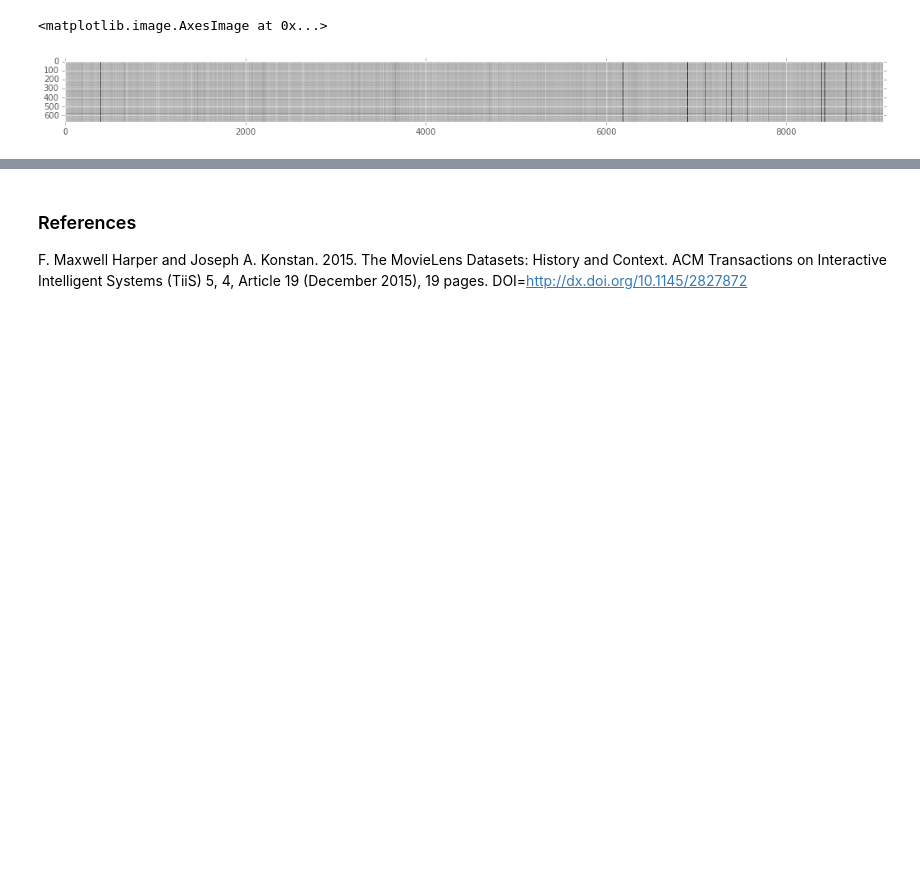
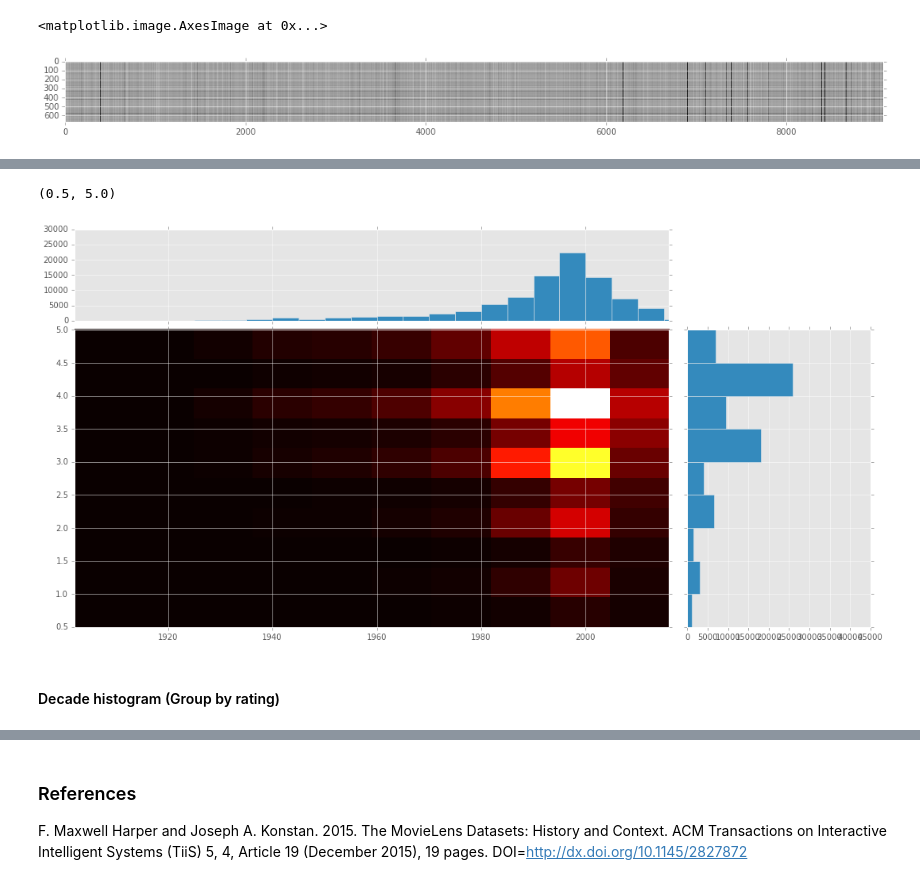
Before and after one commit to cheyuanl/MovieRecom, a Jupyter notebook: notebook/MovieRecom_MidReport.ipynb, the cells around one changed output, grey strips where cells are left out. Saved outputs shown, nothing was run; the diff lists cells and outputs as text; code cells hidden in the pictures; blank space fills up the shorter version.

```diff
--- a/notebook/MovieRecom_MidReport.ipynb
+++ b/notebook/MovieRecom_MidReport.ipynb
@@ -323,0 +384,56 @@ plt.imshow(np.log(U_lr.dot(V_lr.T)), cmap=plt.cm.gray, interpolation="nearest")
+# %%
+V_lr = lr.process(imdb_movies, idxToLenId, links, features = ['year'])
+samples = [(X_tr[i,j], V_lr[j][0]) for i, j in zip(X_tr.nonzero()[0],X_tr.nonzero()[1])]
+x, y = [i for i, j in samples], [j for i, j in samples]
+# %%
+from matplotlib.ticker import NullFormatter
+from matplotlib.colors import LogNorm
+
+# Define the locations for the axes
+left, width = 0.1, 0.65
+bottom, height = 0.1, 0.65
+bottom_h = left_h = left + width + 0.02
+
+# Set up the geometry of the three plots
+rect_hist2d = [left, bottom, width, height]
+rect_histx = [left, bottom_h, width, 0.2]
+rect_histy = [left_h, bottom, 0.2, height]
+
+# Set up the size of the figure
+plt.figure(1, figsize=(16, 8))
+
+# Make the three plots
+axHist2D = plt.axes(rect_hist2d)
+axHistx = plt.axes(rect_histx) # x histogram
+axHisty = plt.axes(rect_histy) # y histogram
+
+# Remove the inner axes numbers of the histograms
+nullfmt = NullFormatter()
+axHistx.xaxis.set_major_formatter(nullfmt)
+axHisty.yaxis.set_major_formatter(nullfmt)
+
+axHist2D.hist2d(y, x, cmap="hot")
+axHistx.hist(x)
+axHisty.hist(y, orientation='horizontal')
+
+xbinwidth = 0.5
+ybinwidth = 5
+xmax, ymax = np.max(x), np.max(y)
+
+xlim = (int(xmax/xbinwidth) + 1) * xbinwidth
+ylim = (int(ymax/ybinwidth) + 1) * ybinwidth
+
+xbins = np.arange(0, xlim + xbinwidth, xbinwidth)
+ybins = np.arange(0, ylim + ybinwidth, ybinwidth)
+
+# bins = np.arange(-lim, lim + binwidth, binwidth)
+axHistx.hist(y, bins = ybins)
+axHisty.hist(x, bins = xbins, orientation='horizontal')
+
+axHistx.set_xlim(axHist2D.get_xlim())
+axHisty.set_ylim(axHist2D.get_ylim())
+# %% [output]
+(0.5, 5.0)
+[figure, added]
+# %% [markdown]
+#### Decade histogram (Group by rating)
```
Also changed, not shown: parts of 27 cells of this notebook.
